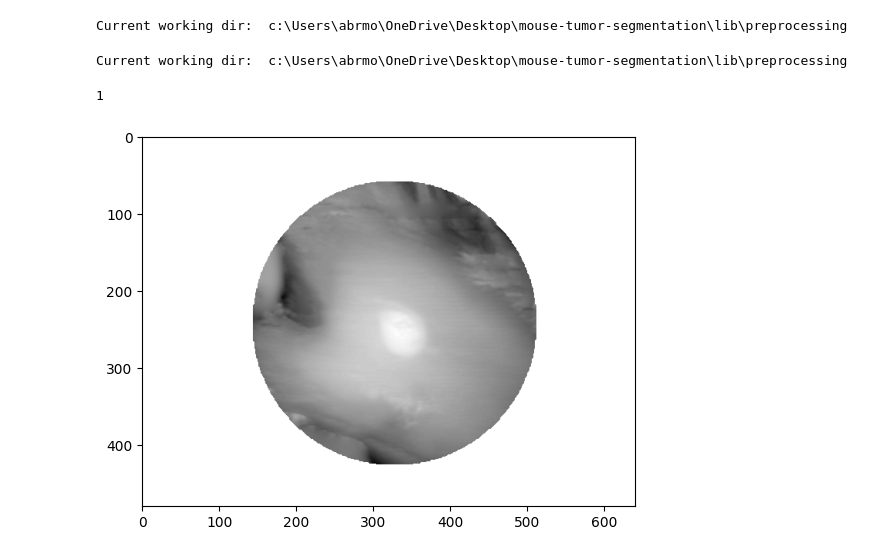
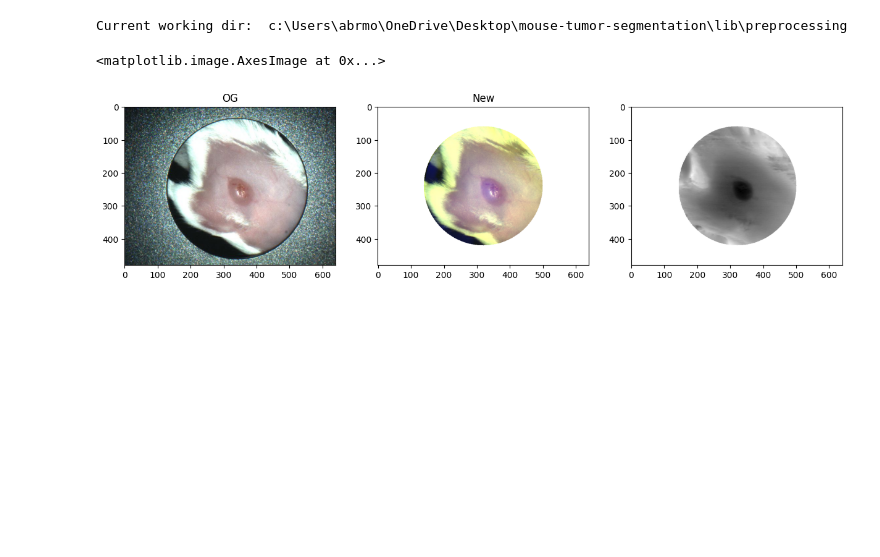
Before and after one commit to RibaDiba/tumor-segmentation, a Jupyter notebook: Detectron2/testing_rgbd.ipynb, the cells around one changed output. Cells and saved outputs as stored; diff of their text form; code cells hidden in the pictures; blank space fills up the shorter version.

Commit message:
fixed preprocessing

```diff
--- a/Detectron2/testing_rgbd.ipynb
+++ b/Detectron2/testing_rgbd.ipynb
@@ -8,16 +11,19 @@ importlib.reload(preprocess_images)
 from preprocess_images import preprocess_rgbd
 # %% [output]
 Current working dir:  c:\Users\abrmo\OneDrive\Desktop\mouse-tumor-segmentation\lib\preprocessing
-# %%
-
-print("Current working dir: ", os.getcwd())
-depth_maps = preprocess_rgbd("../../data/test", 100, 0, 0)
-
-
-
-plt.imshow(depth_maps[0])
-print(len(depth_maps))
-# %% [output]
-Current working dir:  c:\Users\abrmo\OneDrive\Desktop\mouse-tumor-segmentation\lib\preprocessing
-1
-[figure, removed]
+# %%
+
+images, og_images, masks, depth_maps = preprocess_rgbd("../../data/test", 100, 0, 0)
+
+fig, ax = plt.subplots(1,3, figsize=[15,15])
+
+ax[0].imshow(cv2.cvtColor(og_images[0], cv2.COLOR_BGR2RGB))
+ax[0].set_title("OG")
+
+ax[1].imshow(cv2.cvtColor(images[0], cv2.COLOR_BGR2RGB))
+ax[1].set_title("New")
+
+ax[2].imshow(depth_maps[0])
+# %% [output]
+<matplotlib.image.AxesImage at 0x...>
+[figure, added]
```
Also changed, not shown: parts of 1 cell of this notebook, 2 other files.
